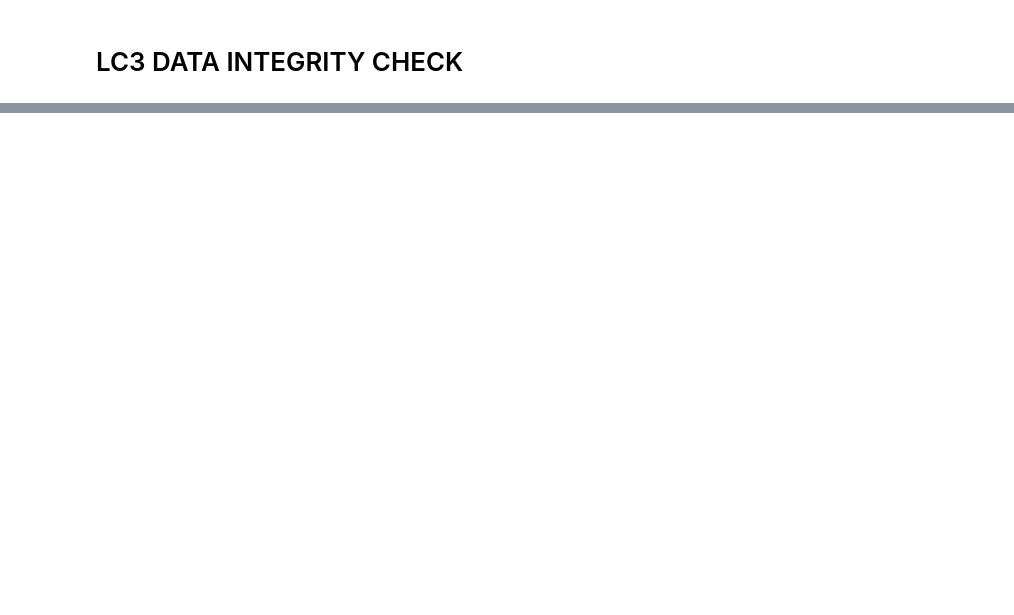
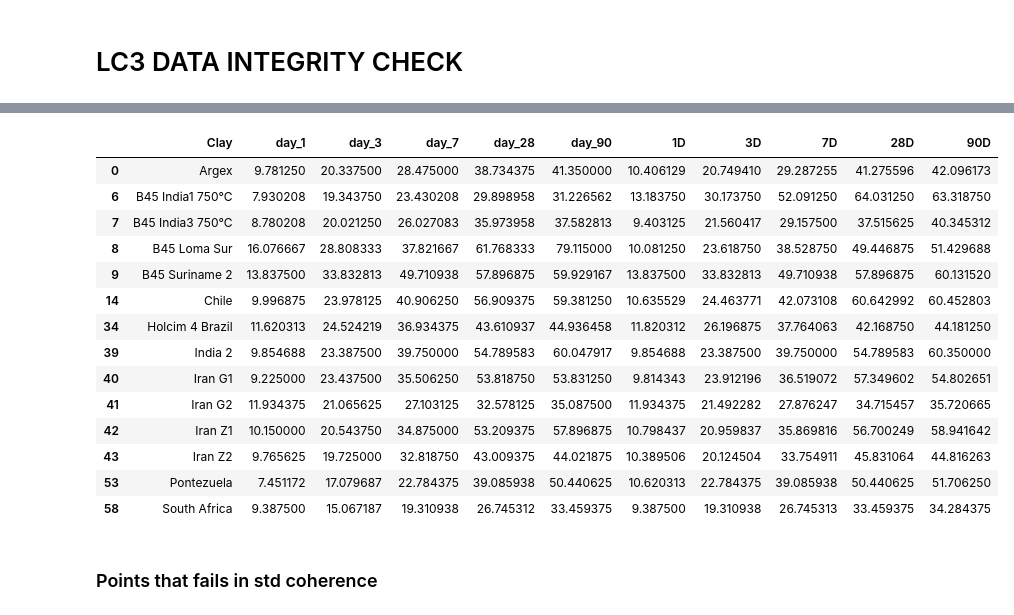
Before and after one commit to frblazquez/LC3, a Jupyter notebook: Project 2/lc3_data_integrity.ipynb, the cells around one changed output, grey strips where cells are left out. Cells and saved outputs as stored; diff of their text form; code cells hidden in the pictures; blank space fills up the shorter version.

Commit message:
lc3 data integrity notebook added

```diff
--- a/Project 2/lc3_data_integrity.ipynb
+++ b/Project 2/lc3_data_integrity.ipynb
@@ -7,7 +7,7 @@ import numpy  as np
 # %%
 # Pandas display options customization
 pd.set_option('display.max_rows', 100)
-pd.set_option('display.max_columns', 10)
+pd.set_option('display.max_columns', 12)
 #pd.set_option('display.width', 200)
 # %%
 # Input file path (can be also an excel)
@@ -69,0 +35,6 @@ data_full.groupby('Clay').std()
+# %%
+MAX_MEAN_DEVIATION = 0.2
+# %%
+data_merged_mean = data_merged[['Clay','1D','3D','7D','28D','90D']]
+# %%
+mean_check = pd.merge(data_full.groupby('Clay').mean(), data_merged_mean, on='Clay', how='inner')
@@ -69,0 +104,20 @@ data_full.groupby('Clay').std()
+# %%
+mean_check[abs(mean_check['day_90'] - mean_check['90D']) > MAX_MEAN_DEVIATION]
+# %% [output]
+|  | Clay | day_1 | day_3 | day_7 | day_28 | day_90 | 1D | 3D | 7D | 28D | 90D |
+| 0 | Argex | 9.781250 | 20.337500 | 28.475000 | 38.734375 | 41.350000 | 10.406129 | 20.749410 | 29.287255 | 41.275596 | 42.096173 |
+| 6 | B45 India1 750°C | 7.930208 | 19.343750 | 23.430208 | 29.898958 | 31.226562 | 13.183750 | 30.173750 | 52.091250 | 64.031250 | 63.318750 |
+| 7 | B45 India3 750°C | 8.780208 | 20.021250 | 26.027083 | 35.973958 | 37.582813 | 9.403125 | 21.560417 | 29.157500 | 37.515625 | 40.345312 |
+| 8 | B45 Loma Sur | 16.076667 | 28.808333 | 37.821667 | 61.768333 | 79.115000 | 10.081250 | 23.618750 | 38.528750 | 49.446875 | 51.429688 |
+| 9 | B45 Suriname 2 | 13.837500 | 33.832813 | 49.710938 | 57.896875 | 59.929167 | 13.837500 | 33.832813 | 49.710938 | 57.896875 | 60.131520 |
+| 14 | Chile | 9.996875 | 23.978125 | 40.906250 | 56.909375 | 59.381250 | 10.635529 | 24.463771 | 42.073108 | 60.642992 | 60.452803 |
+| 34 | Holcim 4 Brazil | 11.620313 | 24.524219 | 36.934375 | 43.610937 | 44.936458 | 11.820312 | 26.196875 | 37.764063 | 42.168750 | 44.181250 |
+| 39 | India 2 | 9.854688 | 23.387500 | 39.750000 | 54.789583 | 60.047917 | 9.854688 | 23.387500 | 39.750000 | 54.789583 | 60.350000 |
+| 40 | Iran G1 | 9.225000 | 23.437500 | 35.506250 | 53.818750 | 53.831250 | 9.814343 | 23.912196 | 36.519072 | 57.349602 | 54.802651 |
+| 41 | Iran G2 | 11.934375 | 21.065625 | 27.103125 | 32.578125 | 35.087500 | 11.934375 | 21.492282 | 27.876247 | 34.715457 | 35.720665 |
+| 42 | Iran Z1 | 10.150000 | 20.543750 | 34.875000 | 53.209375 | 57.896875 | 10.798437 | 20.959837 | 35.869816 | 56.700249 | 58.941642 |
+| 43 | Iran Z2 | 9.765625 | 19.725000 | 32.818750 | 43.009375 | 44.021875 | 10.389506 | 20.124504 | 33.754911 | 45.831064 | 44.816263 |
+| 53 | Pontezuela | 7.451172 | 17.079687 | 22.784375 | 39.085938 | 50.440625 | 10.620313 | 22.784375 | 39.085938 | 50.440625 | 51.706250 |
+| 58 | South Africa | 9.387500 | 15.067187 | 19.310938 | 26.745312 | 33.459375 | 9.387500 | 19.310938 | 26.745313 | 33.459375 | 34.284375 |
+# %% [markdown]
+### Points that fails in std coherence
```
Also changed, not shown: parts of 17 cells of this notebook.
